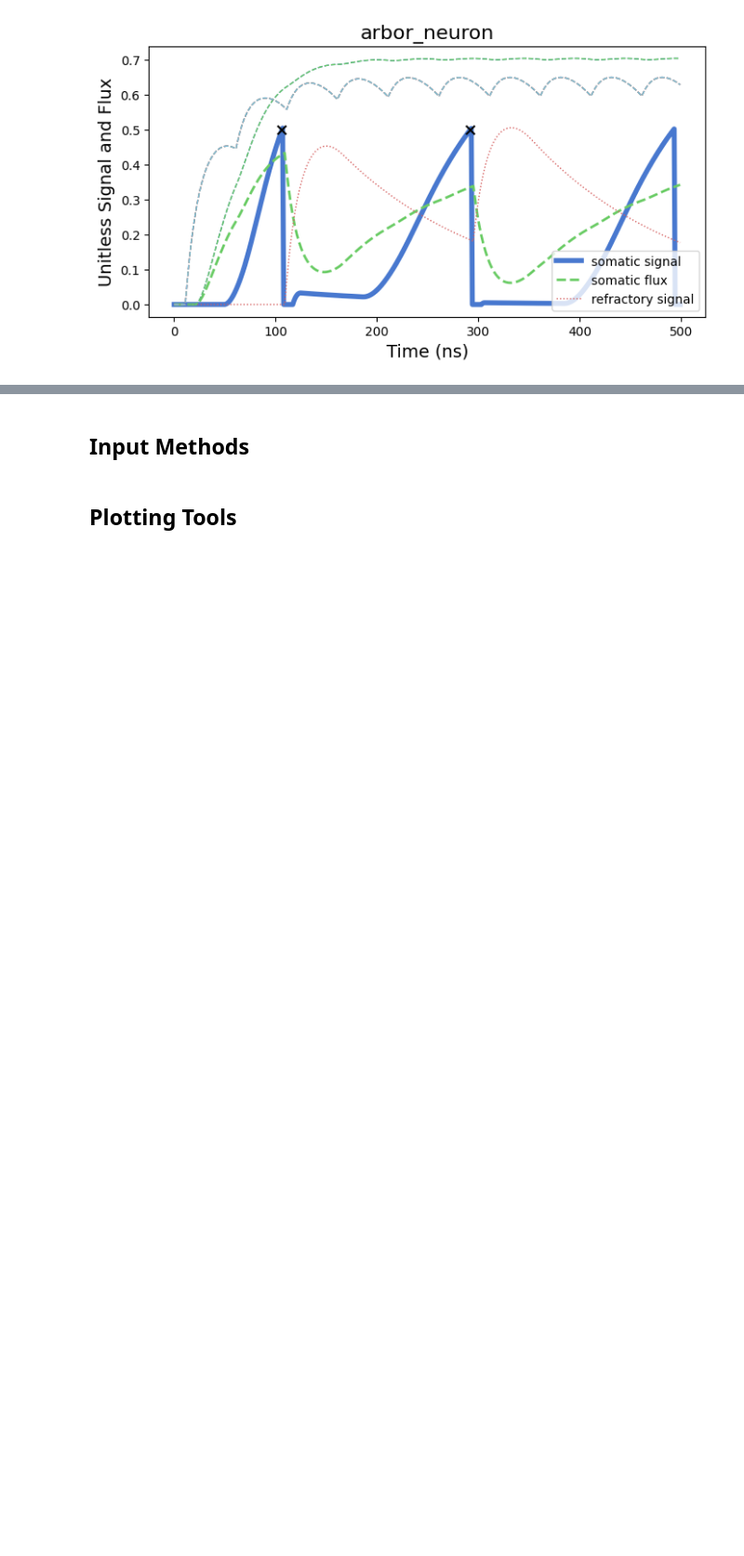
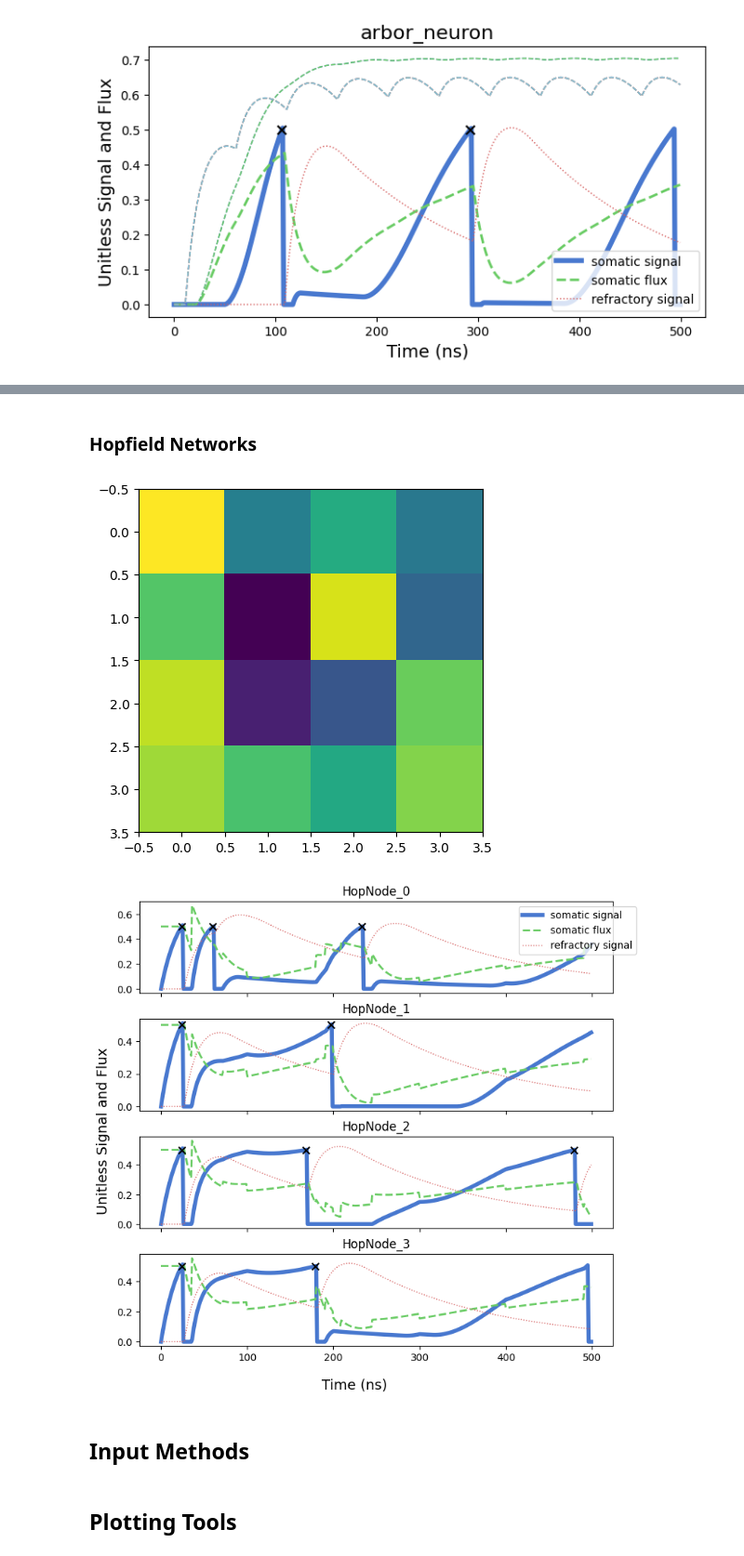
Before and after one commit to ryangitsit/slim_soens, a Jupyter notebook: tutorials/overview.ipynb, the cells around one changed output, grey strips where cells are left out. Shown at 93% size. Saved outputs shown, nothing was run; the diff lists cells and outputs as text; code cells hidden in the pictures; blank space fills up the shorter version.

Commit message:
adj-defined hopfield networks

```diff
--- a/tutorials/overview.ipynb
+++ b/tutorials/overview.ipynb
@@ -120,3 +120,37 @@ plot_nodes(hop.nodes)
+# %% [markdown]
+### Hopfield Networks
+# %%
+N = 4
+adjacency = np.random.rand(N,N)/N
+anneal_phases = 5
+duration = 500
+steady_decay = False
+plt.imshow(adjacency)
+plt.show()
+
+# adjacency-defined hopfield network
+hop = HopfieldNetwork(network_adjacency=adjacency)
+
+# add specified input (when .flux_offset is an array)
+for i,node in enumerate(hop.nodes):
+
+    # steadily decaying input
+    if steady_decay == True:
+        node.dend_soma.flux_offset = [(.5/(1+.0075*t)) for t in range(duration)]
+
+    # decay in phases
+    else:
+        node.dend_soma.flux_offset = np.concatenate(
+            [np.ones(int(duration/anneal_phases))*(.5/(1+.1*ap))
+             for ap in range(anneal_phases)]
+        )
+
+
+hop.run_network_simulation(duration=duration)
+plot_nodes(hop.nodes)
+# %% [output]
+[figure, added]
+[figure, added]
 # %% [markdown]
 ## Input Methods
 # %% [markdown]
```
Also changed, not shown: parts of 2 cells of this notebook, 2 other files.
